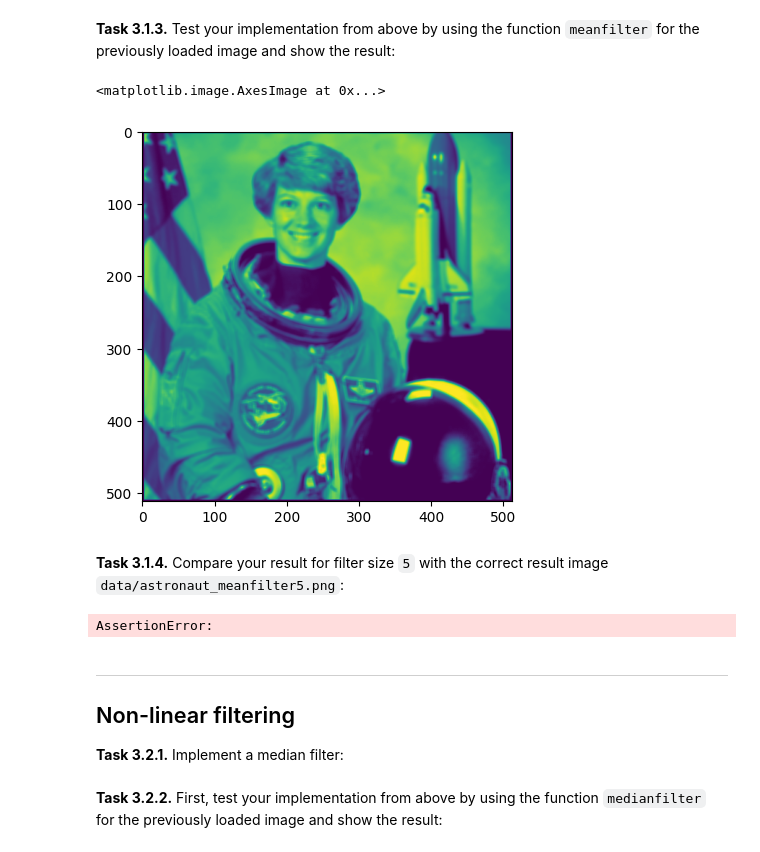
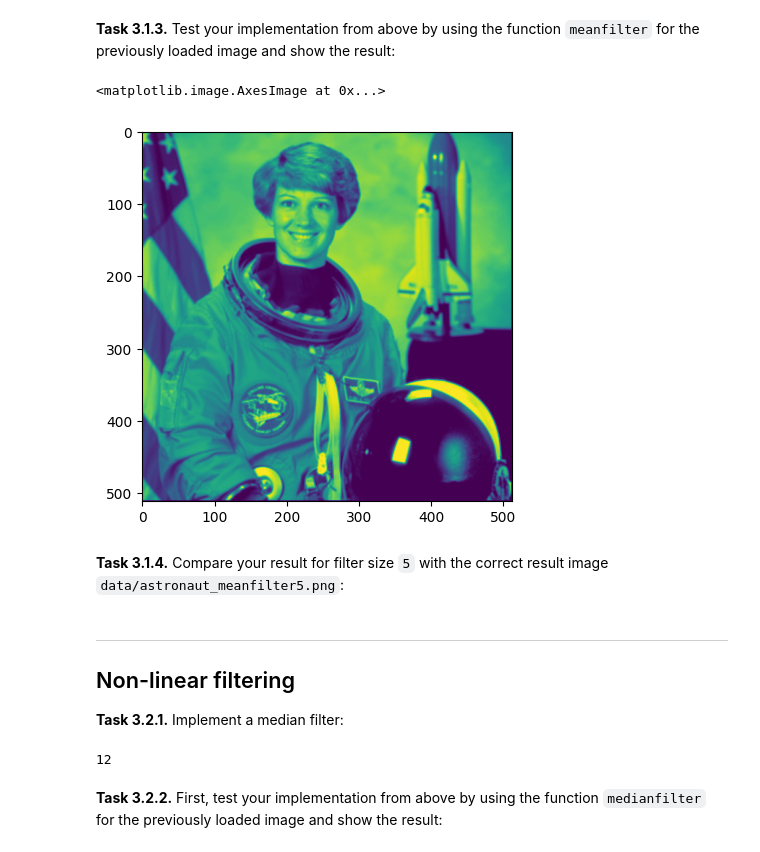
Before and after one commit to JanFelixSchreiber/mobi-fs3-python, a Jupyter notebook: task3.ipynb, the cells around one changed output. Cells and saved outputs as stored; diff of their text form; code cells hidden in the pictures.

```diff
--- a/task3.ipynb
+++ b/task3.ipynb
@@ -33,7 +34,7 @@ def meanfilter(img_in, size):
         for q in numpy.ndindex(size, size):
             x=q[1]+p[1]-n
             y=q[0]+p[0]-n
-            if x>0 and y>0 and x<img.shape[1] and y<img.shape[0]:
+            if x>=0 and y>=0 and x<img_in.shape[1] and y<img_in.shape[0]:
                 neighborhood_sum+=img_in[y,x]
             else:
                 neighborhood_sum=0
@@ -46,22 +47,23 @@ def meanfilter(img_in, size):
 **<a id="#">Task 3.1.3.</a>** Test your implementation from above by using the function `meanfilter` for the previously loaded image and show the result:
 # %%
 plt.imshow(meanfilter(img,3))
-plt.imshow(meanfilter(img,5))
 # %% [output]
 <matplotlib.image.AxesImage at 0x...>
-[figure, old version]
+[figure, new version]
 # %% [markdown]
 **<a id="#">Task 3.1.4.</a>** Compare your result for filter size `5` with the correct result image `data/astronaut_meanfilter5.png`:
 # %%
 assert numpy.allclose(meanfilter(img,5),img5, atol=1/255)
-# %% [output]
-AssertionError:
 # %% [markdown]
 ---
 
 ## Non-linear filtering
 
 **<a id="#">Task 3.2.1.</a>** Implement a median filter:
+# %%
+5**2//2
+# %% [output]
+12
 # %%
 def medianfilter(img_in, size):
     result = numpy.zeros(img_in.shape)
```
Also changed, not shown: parts of 5 cells of this notebook.
